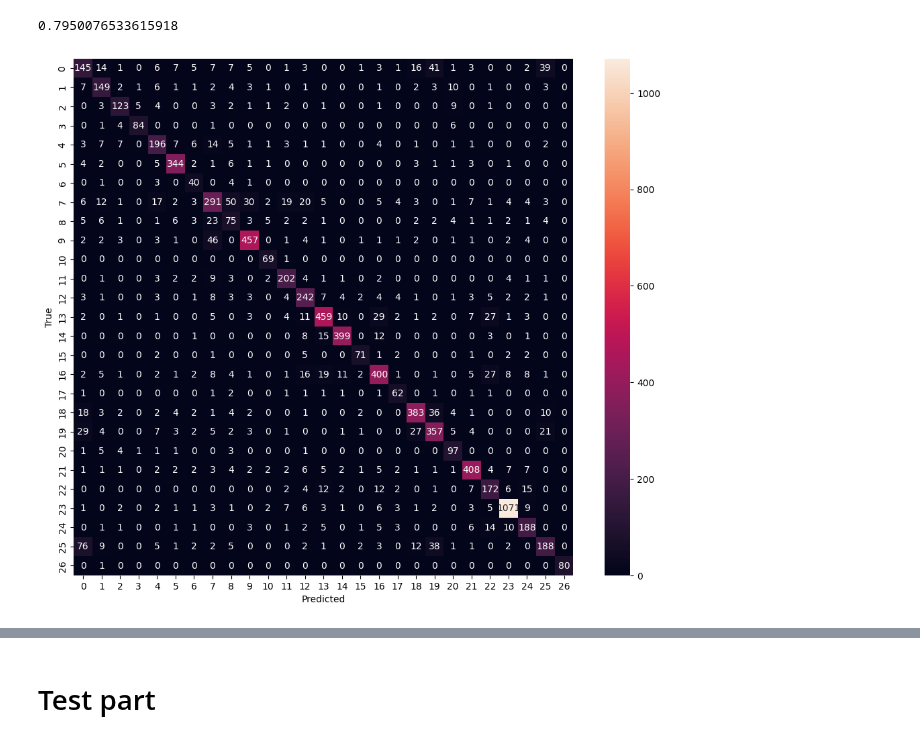
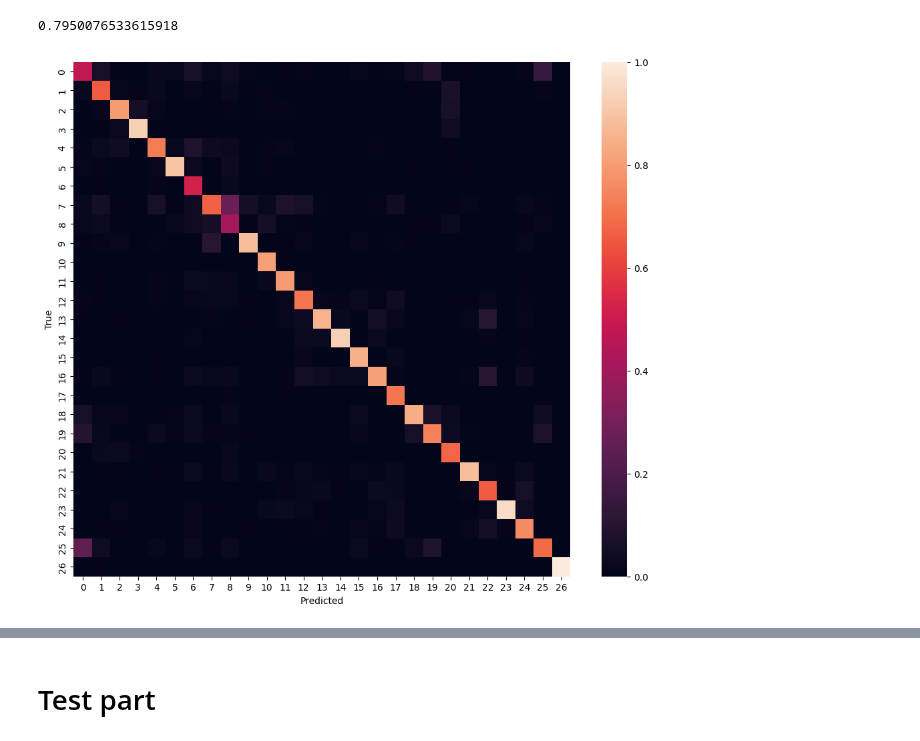
Before and after one commit to gatienc/multimodal_product_data_classification, a Jupyter notebook: notebooks/gatien_designation_text_model_4.ipynb, the cells around one changed output, grey strips where cells are left out. Cells and saved outputs as stored; diff of their text form; code cells hidden in the pictures.

Commit message:
normalized conf matrix

```diff
--- a/notebooks/gatien_designation_text_model_4.ipynb
+++ b/notebooks/gatien_designation_text_model_4.ipynb
@@ -409,11 +409,11 @@ sum(val_preds==val_labels)/len(val_preds)
 # %%
 from sklearn.metrics import confusion_matrix
 import seaborn as sns
-cm = confusion_matrix(val_preds, val_labels)
+cm = confusion_matrix(val_preds, val_labels,normalize="pred")
 plt.figure(figsize=(12, 10))
-sns.heatmap(cm, annot=True, fmt='g')
+sns.heatmap(cm, annot=False, fmt='g')
 plt.xlabel('Predicted')
 plt.ylabel('True')
 plt.show()
 # %% [output]
-[figure, old version]
+[figure, new version]
```
Also changed, not shown: parts of 1 cell of this notebook.
